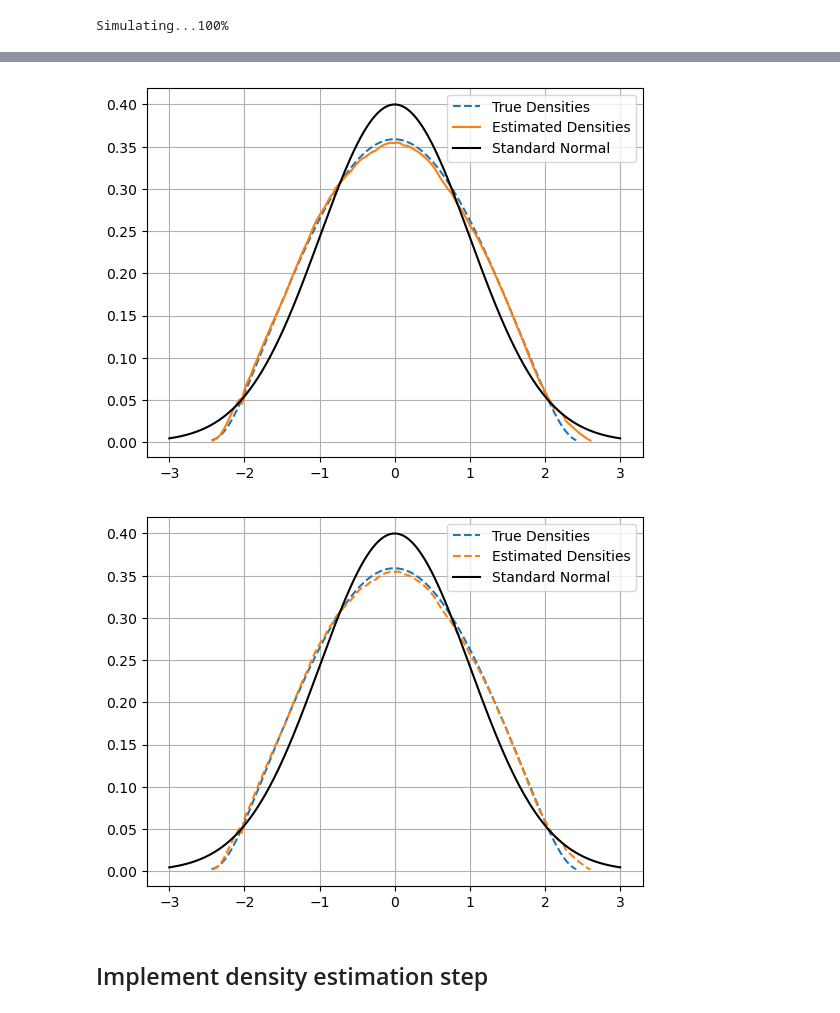
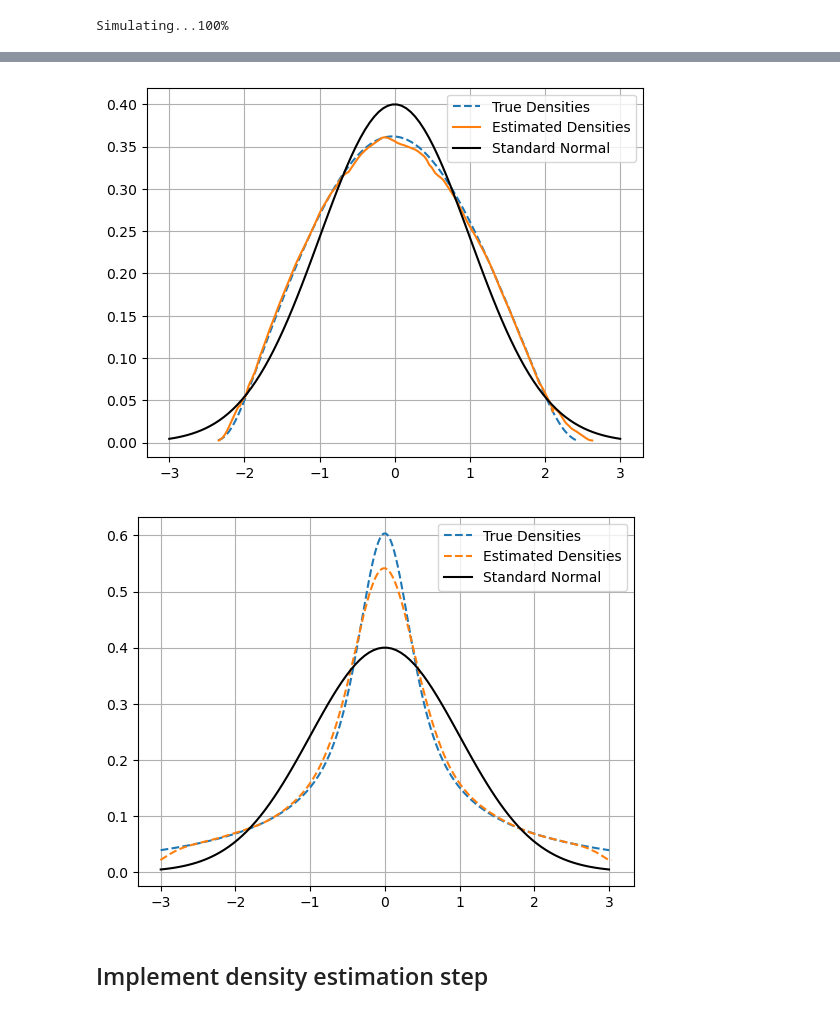
Before and after one commit to mirkimirk/thesis_frechet_fda, a Jupyter notebook: src/frechet_fda/reproduction_petersen2016.ipynb, the cells around one changed output, grey strips where cells are left out. Cells and saved outputs as stored; diff of their text form; code cells hidden in the pictures.

```diff
--- a/src/frechet_fda/reproduction_petersen2016.ipynb
+++ b/src/frechet_fda/reproduction_petersen2016.ipynb
@@ -29,11 +29,11 @@ from frechet_fda.fda_tools import (
 # %%
 # Set parameters
 n = 200
-grid_size = 10000
+grid_size = 1000
 trunc = 3
 mus, sigmas = gen_params_scenario_one(n)
-# Sort sigmas, because when summing Function instances something goes wrong otherwise
-# sigmas.sort()
+# Sort sigmas just for inspection reasons
+sigmas.sort()
 # %%
 # Generate pdfs within truncation points
 pdfs = make_truncnorm_pdf(
@@ -166,7 +166,7 @@ optimal_k, fraction_explained
 # Number of simulations
 m = 5
 sample_sizes = [50, 100, 200]
-grid_size = 1000
+grid_size = 100
 # Initialize arrays to store Fréchet and cross sectional means
 stored_f_means = np.empty((m, len(sample_sizes)), dtype="object")
 stored_cs_means = np.empty((m, len(sample_sizes)), dtype="object")
@@ -180,10 +180,10 @@ for i in range(m):
         # j index only used for storing Fréchet means below!
         # Set parameters
         trunc = 3
-        seed_num = int(str(i) + str(n))  # unique seed in each simulation run
+        seed_num = int(str(i) + str(j))  # unique seed in each simulation run
         mus, sigmas = gen_params_scenario_one(n, seed=seed_num)
-        # Sort sigmas, because when summing Function instances something goes wrong otherwise
-        # sigmas.sort()
+        # Sort sigmas just for inspection reasons
+        sigmas.sort()
 
         # Generate pdfs within truncation points
         pdfs = make_truncnorm_pdf(
@@ -225,7 +225,6 @@ for i in range(m):
 
         # Transform pdf sample
         log_qdfs = log_qd_transform(new_pdfs)
-
         (
             mean_log_qdfs,
             eigenvalues_log_qdfs,
@@ -398,28 +392,28 @@ plt.legend()
 plt.grid()
 plt.show()
 # %% [output]
-[figure, old version]
+[figure, new version]
 # %%
-# Plot Fréchet mean with true densities against estimated densities and true center
+# Plot cross-sectional mean with true densities against estimated densities and true center
 fig, ax = plt.subplots()
 ax.plot(
-    mean_of_f_means200.x,
-    mean_of_f_means200.y,
+    mean_of_cs_means200.x,
+    mean_of_cs_means200.y,
     label="True Densities",
     linestyle="--",
 )
 ax.plot(
-    mean_of_f_means200_denstimation.x,
-    mean_of_f_means200_denstimation.y,
+    mean_of_cs_means200_denstimation.x,
+    mean_of_cs_means200_denstimation.y,
     label="Estimated Densities",
     linestyle="--",
 )
 ax.plot(std_normal[0], std_normal[1], label="Standard Normal", color="black")
 plt.legend()
 plt.grid()
 plt.show()
 # %% [output]
-[figure, old version]
+[figure, new version]
 # %% [markdown]
 ## Implement density estimation step
 # %%
```
Also changed, not shown: parts of 16 cells of this notebook, 1 other file.
